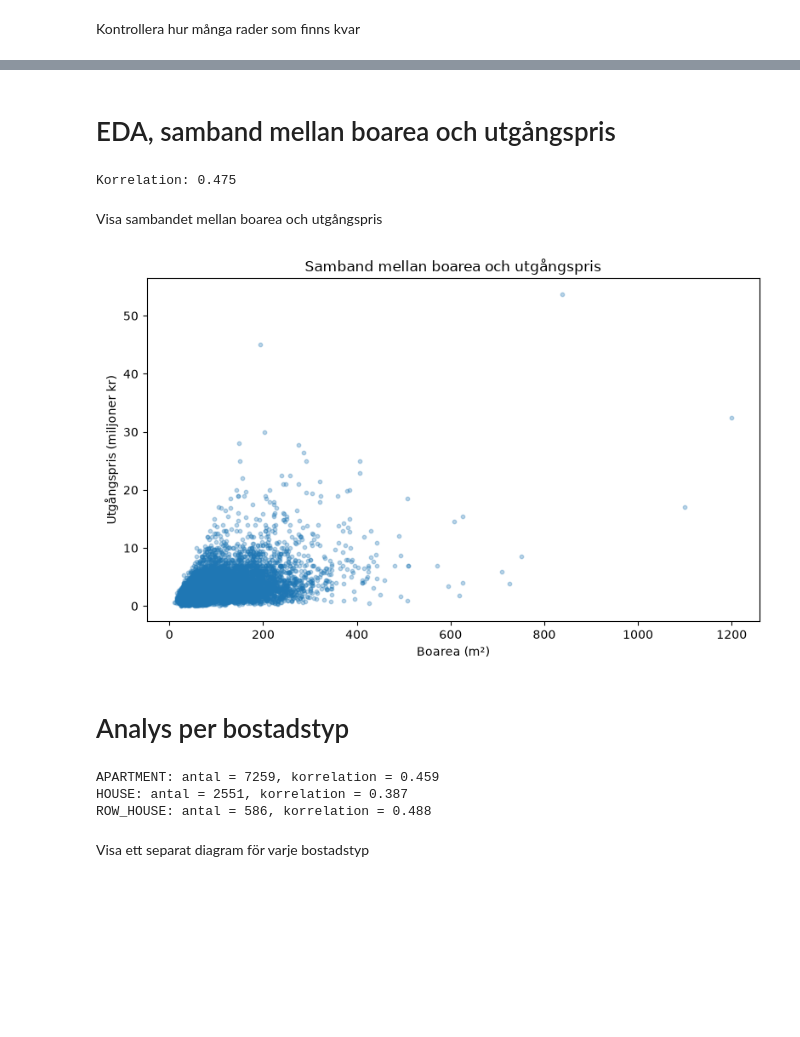
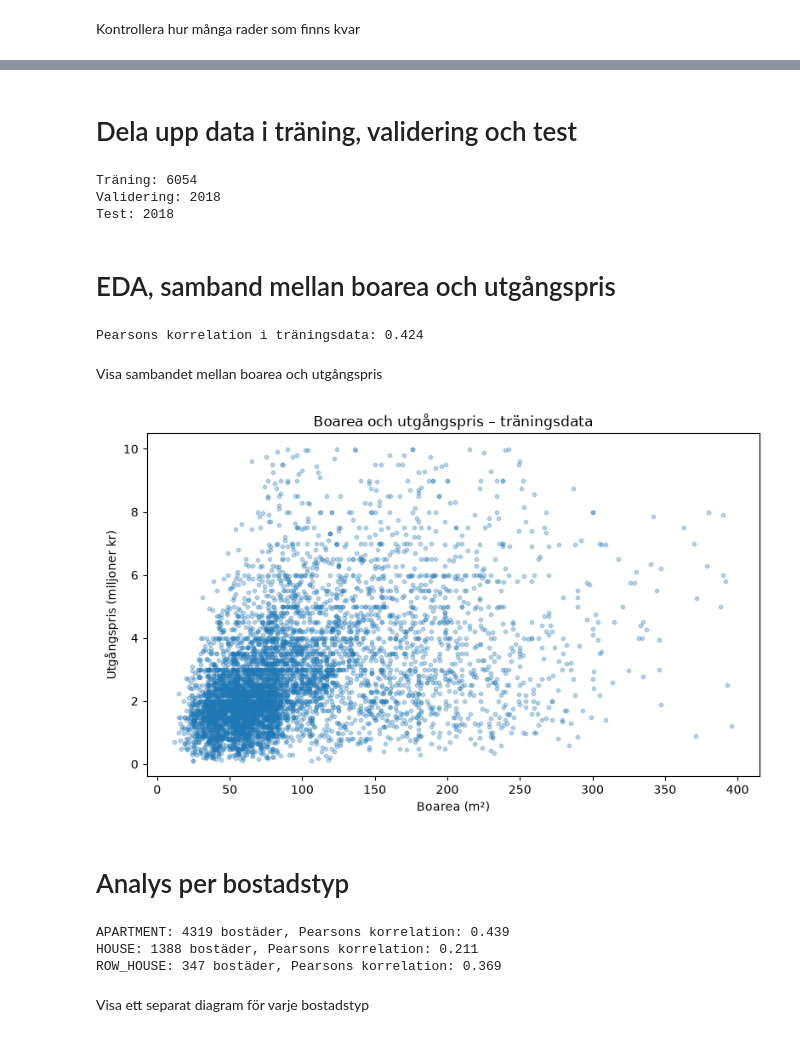
Before and after one commit to Mezea11/bostadskollen, a Jupyter notebook: notebooks/H2-living-area.ipynb, the cells around one changed output, grey strips where cells are left out. Drawn from its saved outputs; the diff is of its cells as text; code cells hidden in the pictures; blank space fills up the shorter version.

Commit message:
Align H2 data preparation and EDA with group workflow
Match group filtering and train-validation-test split. Run correlations and plots on training data and update conclusions.

```diff
--- a/notebooks/H2-living-area.ipynb
+++ b/notebooks/H2-living-area.ipynb
@@ -93,0 +119,3 @@ df_clean = df[(df["living_area_sqm"] > 0) & (df["number_rooms"] > 0) & (df["typo
+# %%
+df_clean = df_prepared[
+    df_prepared["asking_price_sek"].between(100_000, 10_000_000) & (df_prepared["living_area_sqm"] > 0) & (df_prepared["number_rooms"] > 0) & df_prepared["latitude"].between(55.0, 69.1) & df_prepared["longitude"].between(10.5, 24.2) ].copy()
@@ -114,0 +169,13 @@ Name: count, dtype: int64
+# %%
+# Skapa en kopia för modelleringen
+df_model = df_clean.copy()
+
+# Markera om den ursprungliga tomtarean är positiv
+df_model["has_land_area"] = (df_model["land_area_sqm"] > 0).astype(int)
+
+# Använd samma regler för tomtarea som gruppen
+df_model.loc[ df_model["typology"] == "APARTMENT", "land_area_sqm"] = np.nan
+
+df_model.loc[ (df_model["typology"] == "HOUSE") & (df_model["land_area_sqm"] < 50), "land_area_sqm"] = np.nan
+
+df_model[ ["typology", "land_area_sqm", "has_land_area"] ].head()
@@ -115,45 +189,66 @@ Name: count, dtype: int64
+# %% [markdown]
+# Dela upp data i träning, validering och test
+# %%
+# Lägg undan 20 % för slutlig testning
+train_validation_df, test_df = train_test_split( df_model, test_size=0.2, random_state=42, stratify=df_model["typology"])
+
+# 25 % av återstående 80 % blir 20 % av hela datamängden
+train_df, validation_df = train_test_split( train_validation_df, test_size=0.25, random_state=42, stratify=train_validation_df["typology"])
+
+print("Träning:", len(train_df))
+print("Validering:", len(validation_df))
+print("Test:", len(test_df))
+# %% [output]
+Träning: 6054
+Validering: 2018
+Test: 2018
 # %% [markdown]
 # EDA, samband mellan boarea och utgångspris
 # %%
-correlation = df_clean["living_area_sqm"].corr( df_clean["asking_price_sek"] )
+# Beräkna korrelationen på träningsdata
+correlation = train_df["living_area_sqm"].corr(train_df["asking_price_sek"], method="pearson")
 
-print("Korrelation:", round(correlation, 3))
+print("Pearsons korrelation i träningsdata:", round(correlation, 3))
 # %% [output]
-Korrelation: 0.475
+Pearsons korrelation i träningsdata: 0.424
 # %% [markdown]
 Visa sambandet mellan boarea och utgångspris
 # %%
 plt.figure(figsize=(8, 5))
 
 plt.scatter(
-    df_clean["living_area_sqm"],
-    df_clean["asking_price_sek"] / 1_000_000,
+    train_df["living_area_sqm"],
+    train_df["asking_price_sek"] / 1_000_000,
     alpha=0.3,
     s=10
 )
 
 plt.xlabel("Boarea (m²)")
 plt.ylabel("Utgångspris (miljoner kr)")
-plt.title("Samband mellan boarea och utgångspris")
+plt.title("Boarea och utgångspris – träningsdata")
+
 plt.tight_layout()
 plt.show()
 # %% [output]
-[figure, old version]
+[figure, new version]
 # %% [markdown]
 # Analys per bostadstyp
 # %%
-for housing_type, group in df_clean.groupby("typology"):
-    correlation = group["living_area_sqm"].corr( group["asking_price_sek"] )
+# Beräkna korrelationen per bostadstyp i träningsdata
+for housing_type, group in train_df.groupby("typology"):
+    group_correlation = group["living_area_sqm"].corr(
+        group["asking_price_sek"],
+        method="pearson"
+    )
 
     print(
-        f"{housing_type}: "
-        f"antal = {len(group)}, "
-        f"korrelation = {correlation:.3f}"
+        f"{housing_type}: {len(group)} bostäder, "
+        f"Pearsons korrelation: {group_correlation:.3f}"
     )
 # %% [output]
-APARTMENT: antal = 7259, korrelation = 0.459
-HOUSE: antal = 2551, korrelation = 0.387
-ROW_HOUSE: antal = 586, korrelation = 0.488
+APARTMENT: 4319 bostäder, Pearsons korrelation: 0.439
+HOUSE: 1388 bostäder, Pearsons korrelation: 0.211
+ROW_HOUSE: 347 bostäder, Pearsons korrelation: 0.369
 # %% [markdown]
 Visa ett separat diagram för varje bostadstyp
 # %%
```
Also changed, not shown: parts of 13 cells of this notebook.
